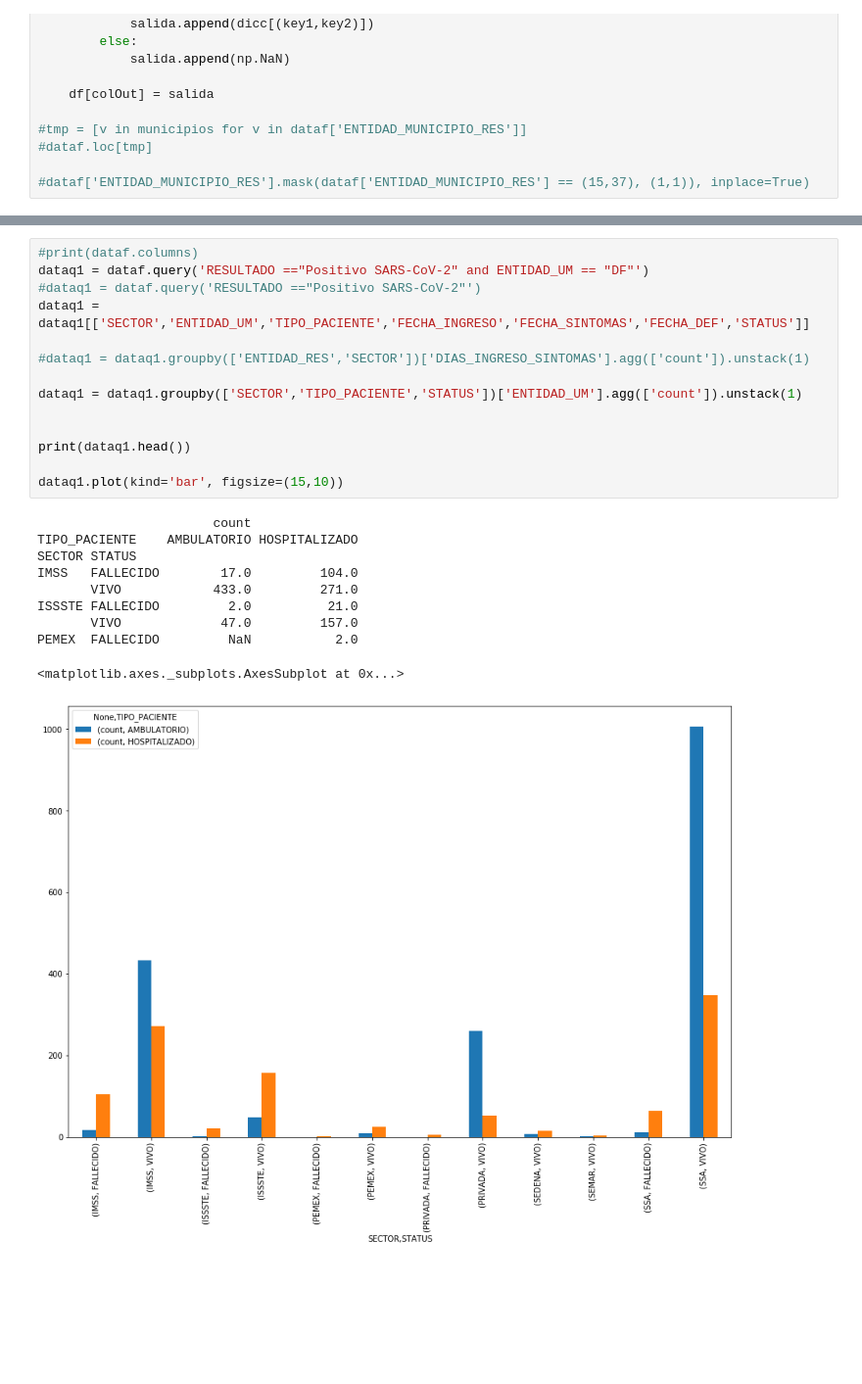
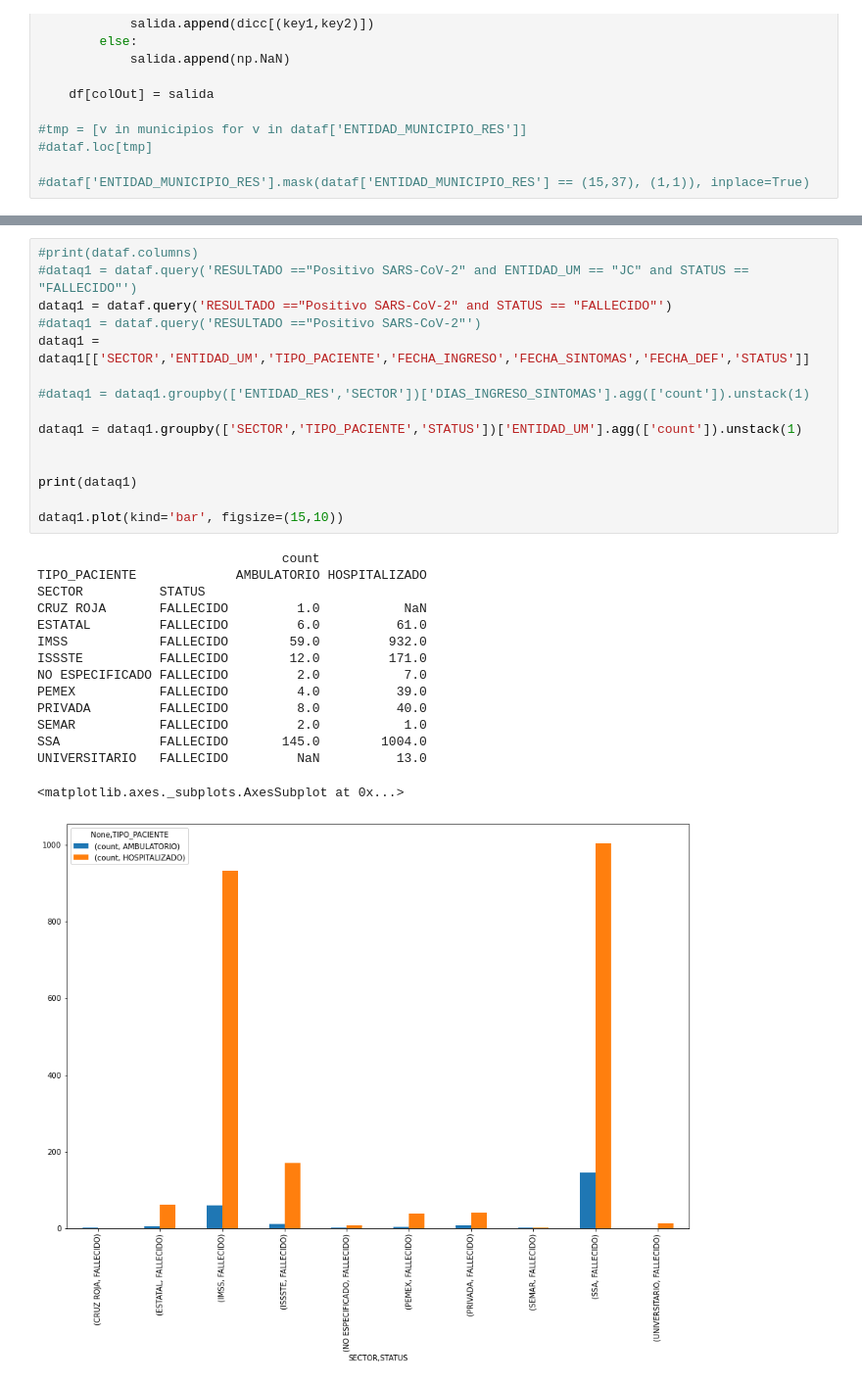
Before and after one commit to jjmaguayo/PruebasPython, a Jupyter notebook: LecturaCSV.ipynb, the cells around one changed output, grey strips where cells are left out. Shown: that part at 98% size. Saved outputs shown, nothing was run; the diff lists cells and outputs as text; blank space fills up the shorter version.

```diff
--- a/LecturaCSV.ipynb
+++ b/LecturaCSV.ipynb
@@ -195,28 +178,34 @@ Index(['ID_REGISTRO', 'ORIGEN', 'SECTOR', 'ENTIDAD_UM', 'SEXO', 'ENTIDAD_NAC',
 # %%
 #print(dataf.columns)
-dataq1 = dataf.query('RESULTADO =="Positivo SARS-CoV-2" and ENTIDAD_UM == "DF"')
+#dataq1 = dataf.query('RESULTADO =="Positivo SARS-CoV-2" and ENTIDAD_UM == "JC" and STATUS == "FALLECIDO"')
+dataq1 = dataf.query('RESULTADO =="Positivo SARS-CoV-2" and STATUS == "FALLECIDO"')
 #dataq1 = dataf.query('RESULTADO =="Positivo SARS-CoV-2"')
 dataq1 = dataq1[['SECTOR','ENTIDAD_UM','TIPO_PACIENTE','FECHA_INGRESO','FECHA_SINTOMAS','FECHA_DEF','STATUS']]
 
 #dataq1 = dataq1.groupby(['ENTIDAD_RES','SECTOR'])['DIAS_INGRESO_SINTOMAS'].agg(['count']).unstack(1)
 
 dataq1 = dataq1.groupby(['SECTOR','TIPO_PACIENTE','STATUS'])['ENTIDAD_UM'].agg(['count']).unstack(1)
 
 
-print(dataq1.head())
+print(dataq1)
 
 dataq1.plot(kind='bar', figsize=(15,10))
 # %% [output]
-                       count
-TIPO_PACIENTE    AMBULATORIO HOSPITALIZADO
-SECTOR STATUS
-IMSS   FALLECIDO        17.0         104.0
-       VIVO            433.0         271.0
-ISSSTE FALLECIDO         2.0          21.0
-       VIVO             47.0         157.0
-PEMEX  FALLECIDO         NaN           2.0
+                                count
+TIPO_PACIENTE             AMBULATORIO HOSPITALIZADO
+SECTOR          STATUS
+CRUZ ROJA       FALLECIDO         1.0           NaN
+ESTATAL         FALLECIDO         6.0          61.0
+IMSS            FALLECIDO        59.0         932.0
+ISSSTE          FALLECIDO        12.0         171.0
+NO ESPECIFICADO FALLECIDO         2.0           7.0
+PEMEX           FALLECIDO         4.0          39.0
+PRIVADA         FALLECIDO         8.0          40.0
+SEMAR           FALLECIDO         2.0           1.0
+SSA             FALLECIDO       145.0        1004.0
+UNIVERSITARIO   FALLECIDO         NaN          13.0
 <matplotlib.axes._subplots.AxesSubplot at 0x...>
-[figure, old version]
+[figure, new version]
 # %%
 #print(dataf.columns)
 #dataq1 = dataf.query('RESULTADO =="Positivo SARS-CoV-2"')
```
Also changed, not shown: parts of 12 cells of this notebook, 1 other file.
